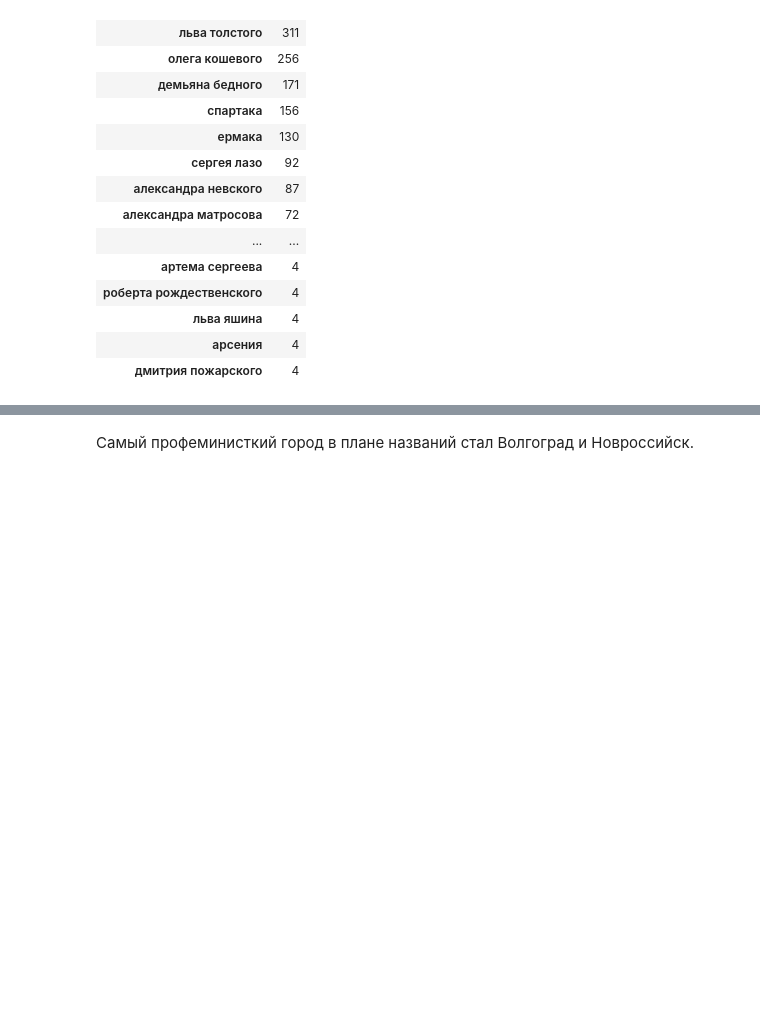
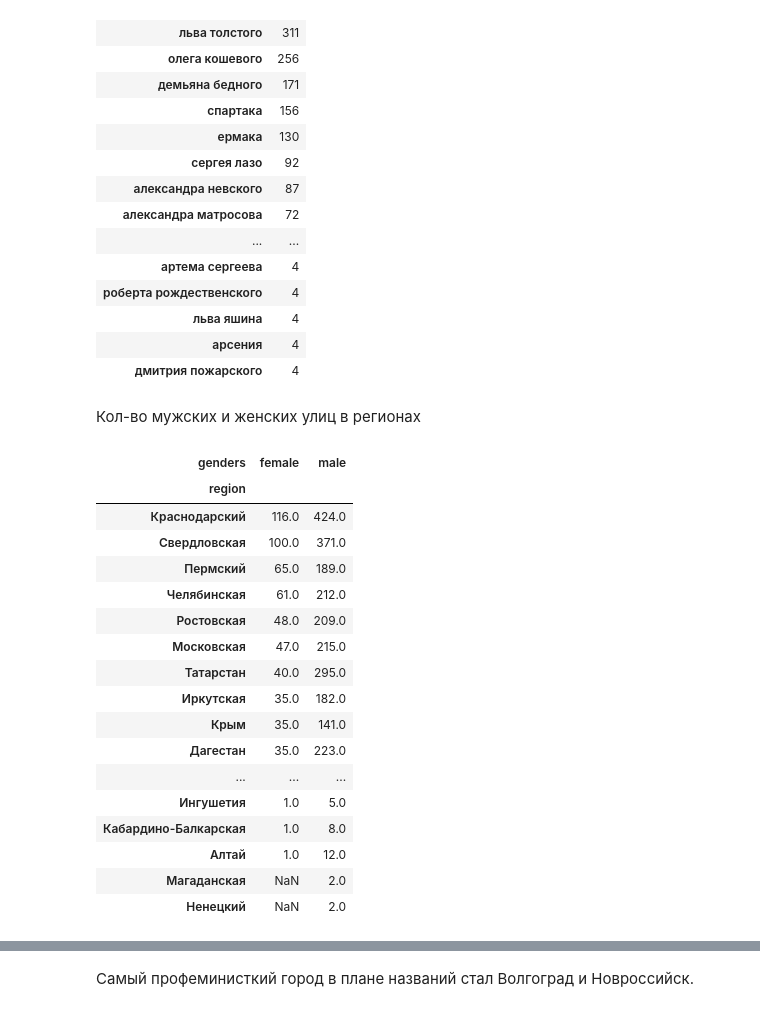
Before and after one commit to kkruglik/female_streets, a Jupyter notebook: russian_streets.ipynb, the cells around one changed output, grey strips where cells are left out. Saved outputs shown, nothing was run; the diff lists cells and outputs as text; code cells hidden in the pictures; blank space fills up the shorter version.

```diff
--- a/russian_streets.ipynb
+++ b/russian_streets.ipynb
@@ -422,3 +432,29 @@ df[df.genders == "Male"] \
 | льва яшина | 4 |
 | арсения | 4 |
 | дмитрия пожарского | 4 |
+# %% [markdown]
+Кол-во мужских и женских улиц в регионах
+# %%
+result = df.groupby(['genders', 'region']).size().unstack('genders')
+result['male'] = result['Male']
+result['female'] = result['Female']
+result[['female', 'male']].sort_values('female', ascending=False).head(100)
+# %% [output]
+| genders | female | male |
+| region |  |  |
+| Краснодарский | 116.0 | 424.0 |
+| Свердловская | 100.0 | 371.0 |
+| Пермский | 65.0 | 189.0 |
+| Челябинская | 61.0 | 212.0 |
+| Ростовская | 48.0 | 209.0 |
+| Московская | 47.0 | 215.0 |
+| Татарстан | 40.0 | 295.0 |
+| Иркутская | 35.0 | 182.0 |
+| Крым | 35.0 | 141.0 |
+| Дагестан | 35.0 | 223.0 |
+| ... | ... | ... |
+| Ингушетия | 1.0 | 5.0 |
+| Кабардино-Балкарская | 1.0 | 8.0 |
+| Алтай | 1.0 | 12.0 |
+| Магаданская | NaN | 2.0 |
+| Ненецкий | NaN | 2.0 |
```
Also changed, not shown: parts of 7 cells of this notebook.
